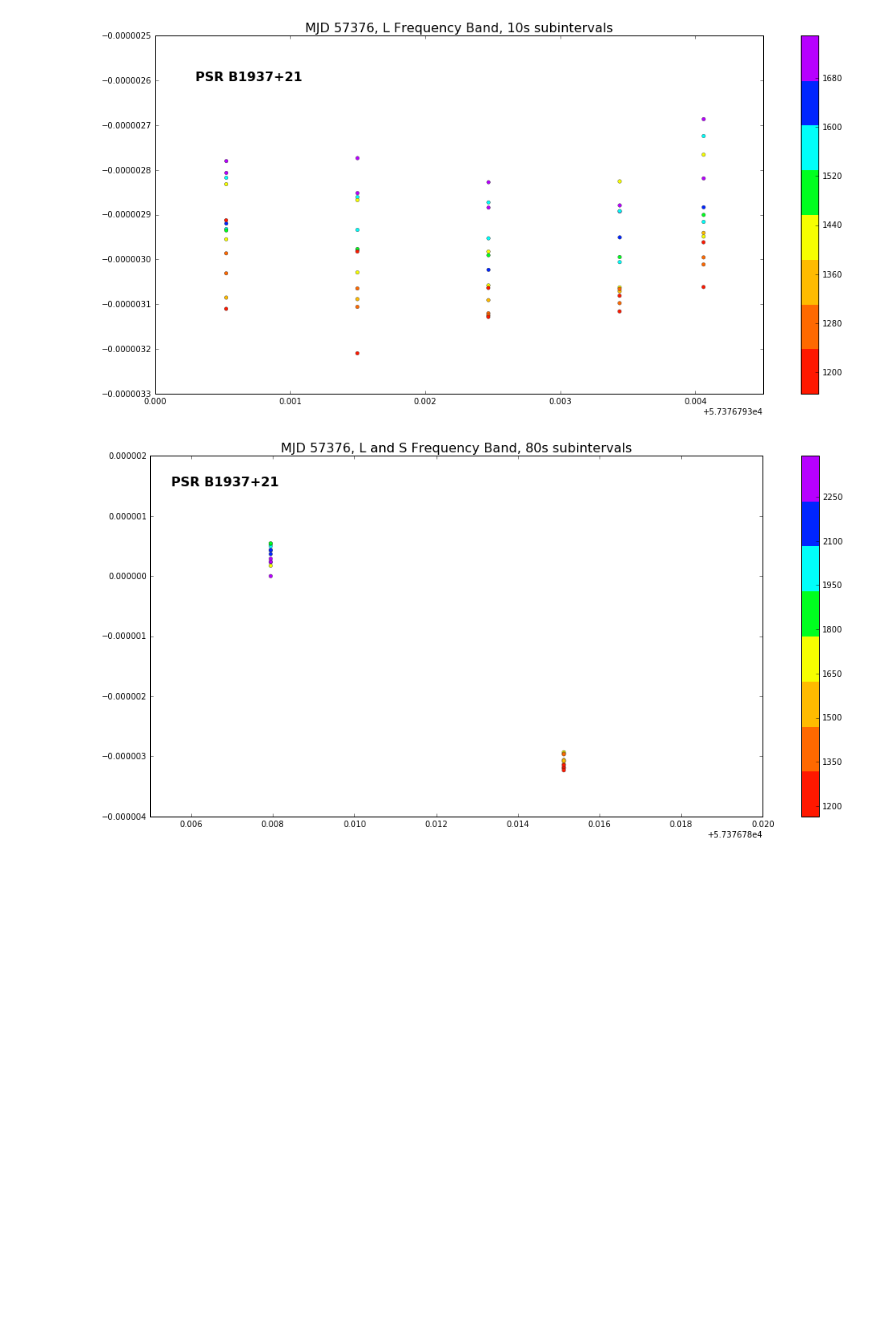
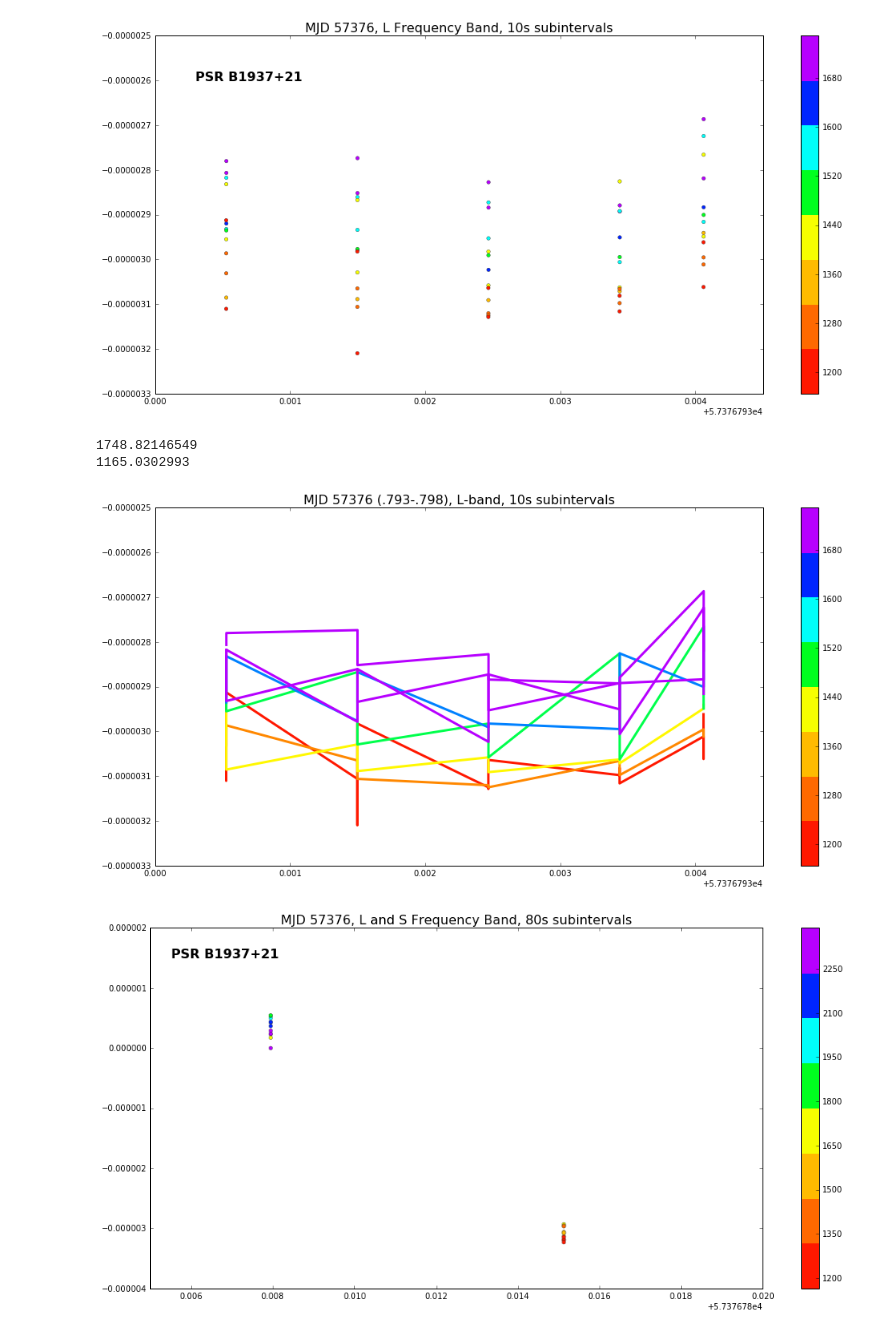
Before and after one commit to elliesch/pulsar_codes, a Jupyter notebook: ResidVsTime.ipynb, the cells around one changed output. Saved outputs shown, nothing was run; the diff lists cells and outputs as text; code cells hidden in the pictures; blank space fills up the shorter version.

```diff
--- a/ResidVsTime.ipynb
+++ b/ResidVsTime.ipynb
@@ -496,6 +497,35 @@ cb.update_ticks()
 plt.show()
 # %% [output]
 [figure]
+# %%
+print max(x.bary_freq[(x.bary_TOA > 57376.792) & (x.bary_TOA < 57376.798)])
+print min(x.bary_freq[(x.bary_TOA > 57376.792) & (x.bary_TOA < 57376.798)])
+# %% [output]
+1748.82146549
+1165.0302993
+# %%
+TOA=x.bary_TOA[(x.bary_TOA > 57376.792) & (x.bary_TOA < 57376.798)]
+Resid=x.prefit_sec[(x.bary_TOA > 57376.792) & (x.bary_TOA < 57376.798)]
+Freq=x.bary_freq[(x.bary_TOA > 57376.792) & (x.bary_TOA < 57376.798)]
+
+n = 1165
+m = 1262
+fig,ax = plt.subplots(figsize=(17,8))
+
+
+for i in range (0,8):
+    ax.plot(TOA[(Freq > n) & (Freq < m)],
+                  Resid[(Freq > n) & (Freq < m)], color=cmap_lines(i), lw=3)
+    ax.set_title('MJD 57376 (.793-.798), L-band, 10s subintervals', fontsize='16')
+    ax.set_xlim(57376.793, 57376.7975)
+    ax.set_ylim(-0.0000033, -0.0000025)
+    n=n+72
+    m=m+72
+# ax.annotate('PSR J1713+0747', xy=(56380.388,0.00000015), fontweight='bold', fontsize='16')
+fig.colorbar(cax)
+plt.show()
+# %% [output]
+[figure, added]
 # %%
 #Now trying on the 80s subintervals
 x=r.read_residuals(filename="/nimrod1/eschwab/B1937_data/products/resid_57376_80F8.tmp")
```
Also changed, not shown: parts of 5 cells of this notebook.
